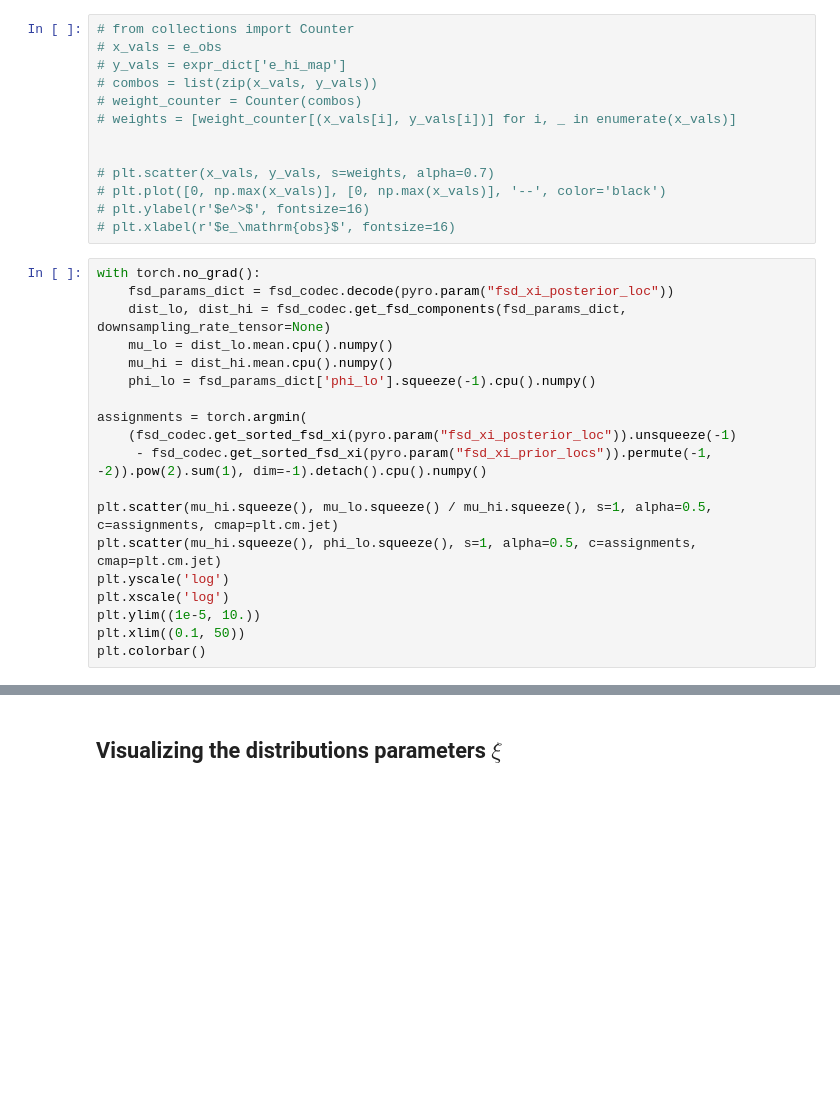
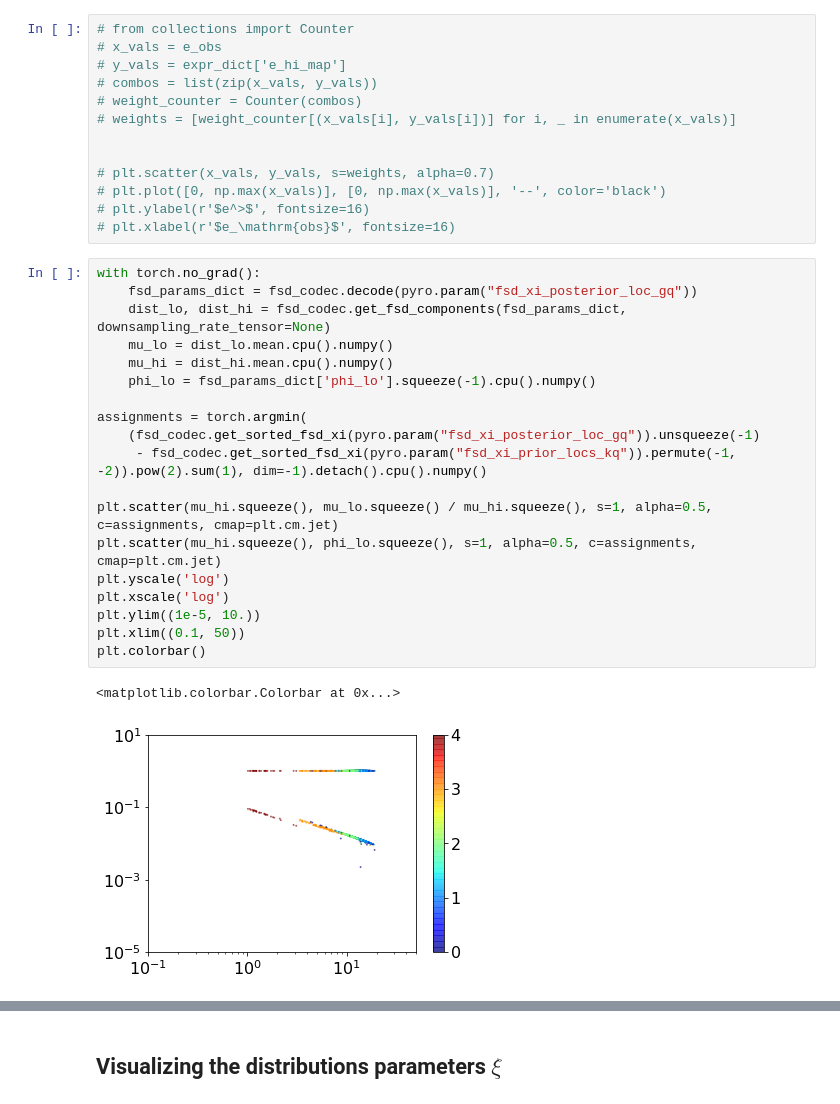
Before and after one commit to broadinstitute/CellBender, a Jupyter notebook: proto/chimera/notebooks/sc_fsd_mixture_model.ipynb, the cells around one changed output, grey strips where cells are left out. Saved outputs shown, nothing was run; the diff lists cells and outputs as text; blank space fills up the shorter version.

```diff
--- a/proto/chimera/notebooks/sc_fsd_mixture_model.ipynb
+++ b/proto/chimera/notebooks/sc_fsd_mixture_model.ipynb
@@ -573,21 +614,24 @@ plt.legend()
 # plt.xlabel(r'$e_\mathrm{obs}$', fontsize=16)
 # %%
 with torch.no_grad():
-    fsd_params_dict = fsd_codec.decode(pyro.param("fsd_xi_posterior_loc"))
+    fsd_params_dict = fsd_codec.decode(pyro.param("fsd_xi_posterior_loc_gq"))
     dist_lo, dist_hi = fsd_codec.get_fsd_components(fsd_params_dict, downsampling_rate_tensor=None)
     mu_lo = dist_lo.mean.cpu().numpy()
     mu_hi = dist_hi.mean.cpu().numpy()
     phi_lo = fsd_params_dict['phi_lo'].squeeze(-1).cpu().numpy()
 
 assignments = torch.argmin(
-    (fsd_codec.get_sorted_fsd_xi(pyro.param("fsd_xi_posterior_loc")).unsqueeze(-1)
-     - fsd_codec.get_sorted_fsd_xi(pyro.param("fsd_xi_prior_locs")).permute(-1, -2)).pow(2).sum(1), dim=-1).detach().cpu().numpy()
+    (fsd_codec.get_sorted_fsd_xi(pyro.param("fsd_xi_posterior_loc_gq")).unsqueeze(-1)
+     - fsd_codec.get_sorted_fsd_xi(pyro.param("fsd_xi_prior_locs_kq")).permute(-1, -2)).pow(2).sum(1), dim=-1).detach().cpu().numpy()
 
 plt.scatter(mu_hi.squeeze(), mu_lo.squeeze() / mu_hi.squeeze(), s=1, alpha=0.5, c=assignments, cmap=plt.cm.jet)
 plt.scatter(mu_hi.squeeze(), phi_lo.squeeze(), s=1, alpha=0.5, c=assignments, cmap=plt.cm.jet)
 plt.yscale('log')
 plt.xscale('log')
 plt.ylim((1e-5, 10.))
 plt.xlim((0.1, 50))
 plt.colorbar()
+# %% [output]
+<matplotlib.colorbar.Colorbar at 0x...>
+[figure, added]
 # %%
```
Also changed, not shown: parts of 21 cells of this notebook.
